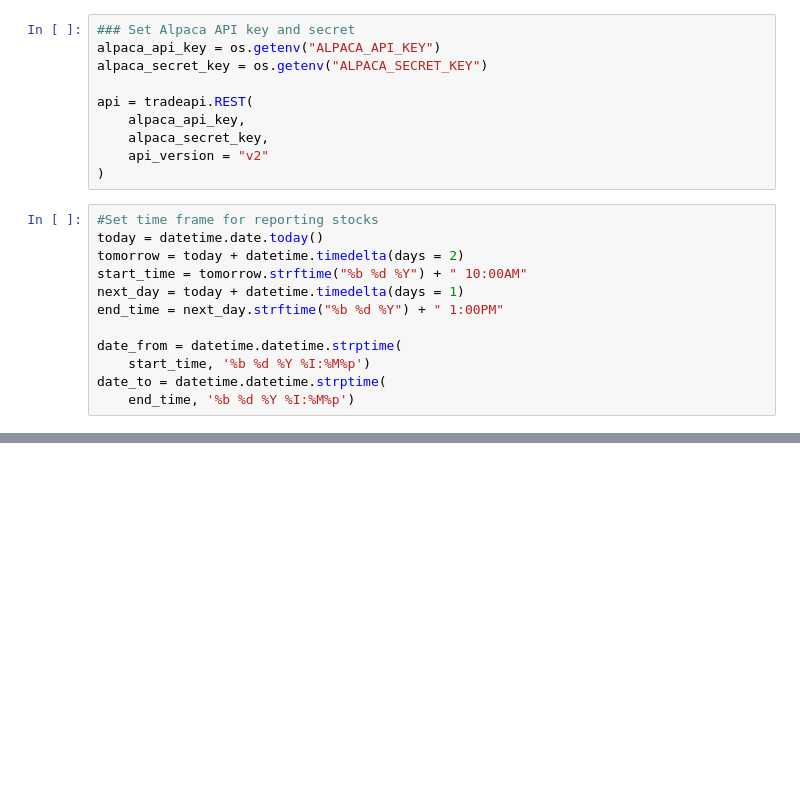
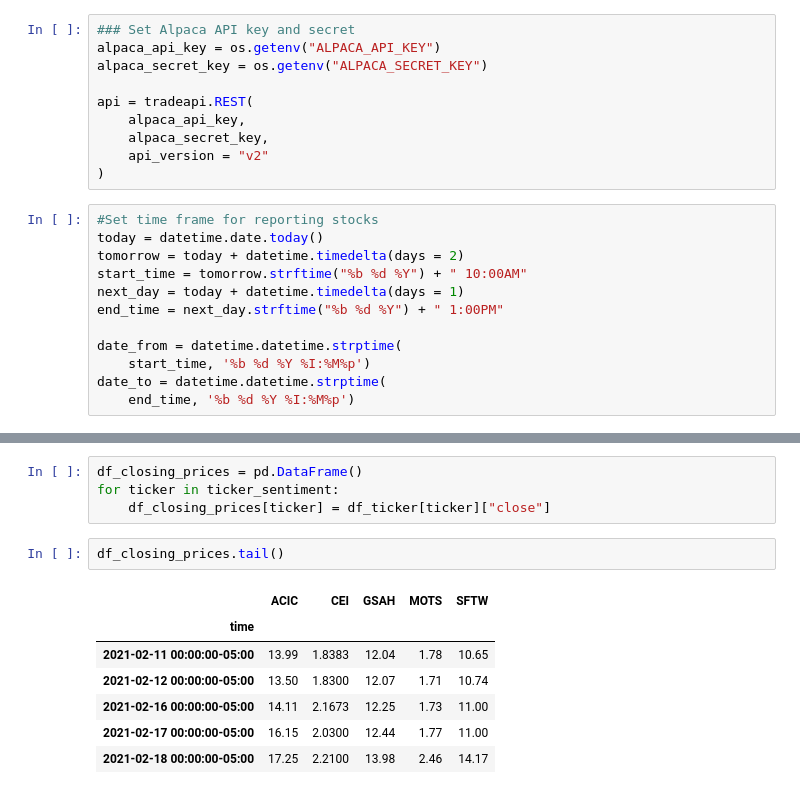
Before and after one commit to arzuisiktopbas/Project-2, a Jupyter notebook: project2.ipynb, the cells around one changed output, grey strips where cells are left out. Cells and saved outputs as stored; diff of their text form; blank space fills up the shorter version.

```diff
--- a/project2.ipynb
+++ b/project2.ipynb
@@ -147,0 +185,14 @@ df_ticker.tail()
+# %%
+df_closing_prices = pd.DataFrame()
+for ticker in ticker_sentiment:
+    df_closing_prices[ticker] = df_ticker[ticker]["close"]
+# %%
+df_closing_prices.tail()
+# %% [output]
+|  | ACIC | CEI | GSAH | MOTS | SFTW |
+| time |  |  |  |  |  |
+| 2021-02-11 00:00:00-05:00 | 13.99 | 1.8383 | 12.04 | 1.78 | 10.65 |
+| 2021-02-12 00:00:00-05:00 | 13.50 | 1.8300 | 12.07 | 1.71 | 10.74 |
+| 2021-02-16 00:00:00-05:00 | 14.11 | 2.1673 | 12.25 | 1.73 | 11.00 |
+| 2021-02-17 00:00:00-05:00 | 16.15 | 2.0300 | 12.44 | 1.77 | 11.00 |
+| 2021-02-18 00:00:00-05:00 | 17.25 | 2.2100 | 13.98 | 2.46 | 14.17 |
```
Also changed, not shown: parts of 8 cells of this notebook, 2 other files.
